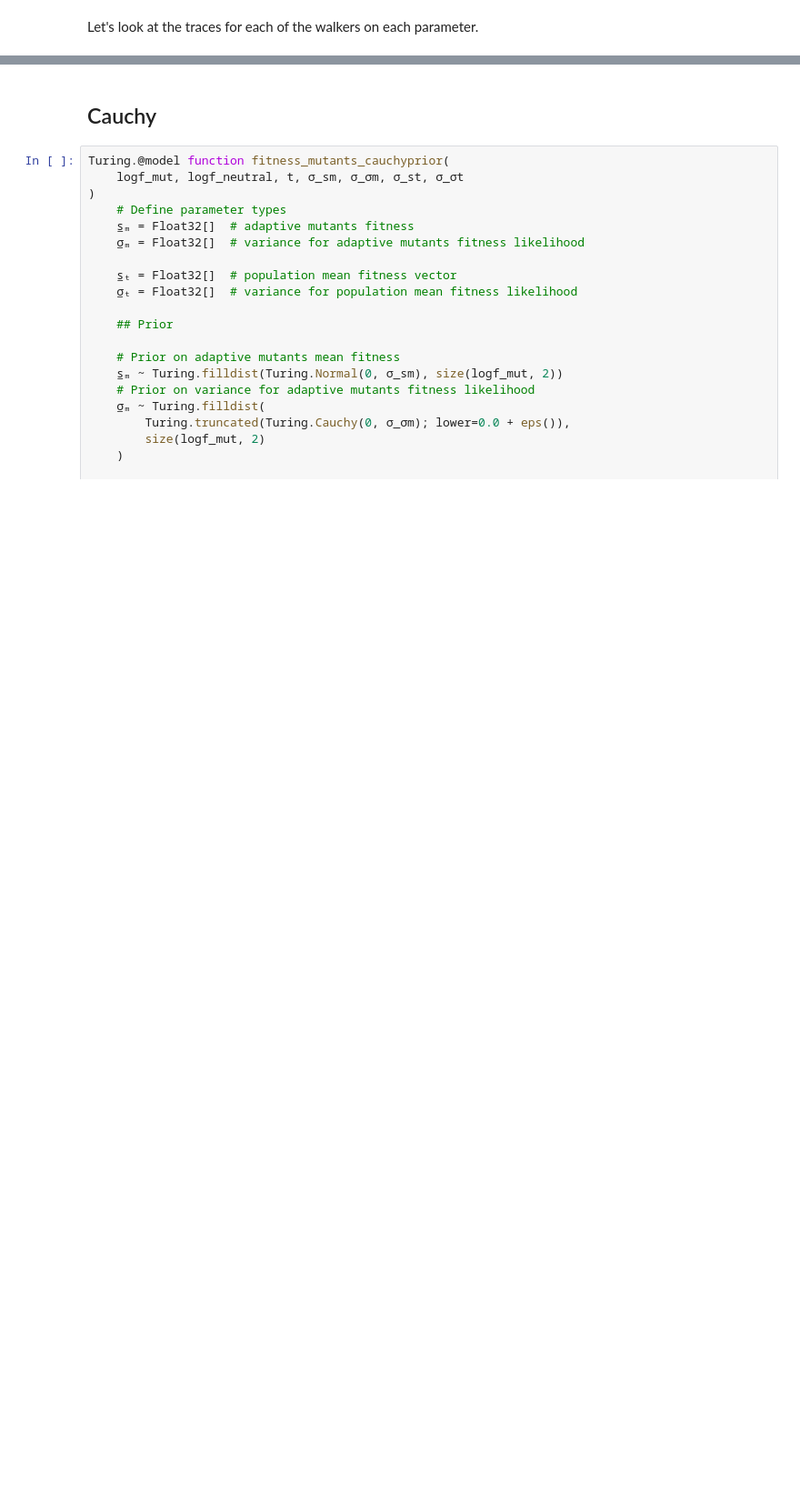
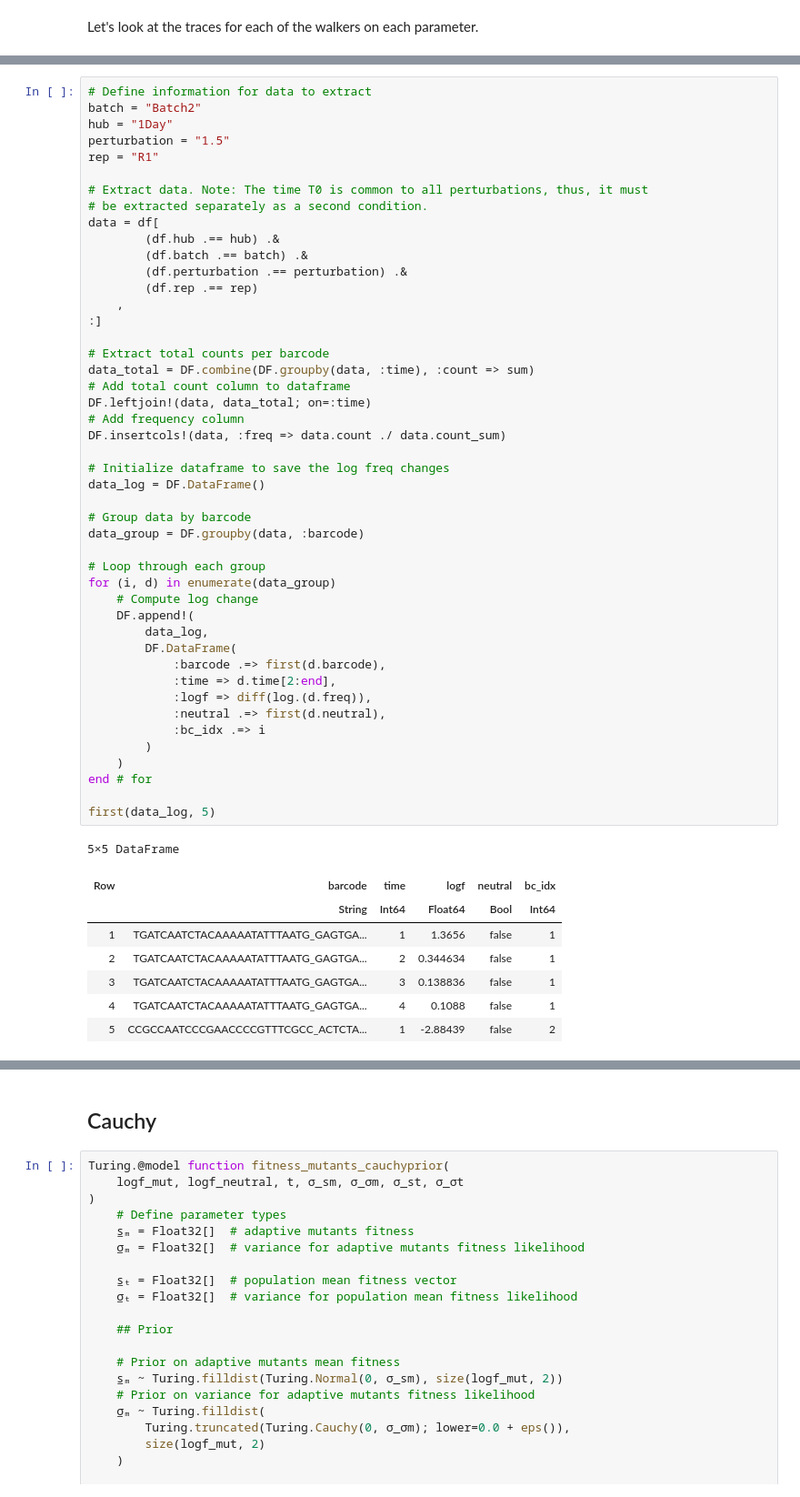
Before and after one commit to mrazomej/bayesian_fitness, a Jupyter notebook: code/exploratory/bayesian_mutant_fitness.ipynb, the cells around one changed output, grey strips where cells are left out. Shown at 91% size. Cells and saved outputs as stored; diff of their text form; blank space fills up the shorter version.

```diff
--- a/code/exploratory/bayesian_mutant_fitness.ipynb
+++ b/code/exploratory/bayesian_mutant_fitness.ipynb
@@ -310,0 +376,55 @@ fig
+# %%
+# Define information for data to extract
+batch = "Batch2"
+hub = "1Day"
+perturbation = "1.5"
+rep = "R1"
+
+# Extract data. Note: The time T0 is common to all perturbations, thus, it must
+# be extracted separately as a second condition.
+data = df[
+        (df.hub .== hub) .&
+        (df.batch .== batch) .&
+        (df.perturbation .== perturbation) .&
+        (df.rep .== rep)
+    ,
+:]
+
+# Extract total counts per barcode
+data_total = DF.combine(DF.groupby(data, :time), :count => sum)
+# Add total count column to dataframe
+DF.leftjoin!(data, data_total; on=:time)
+# Add frequency column
+DF.insertcols!(data, :freq => data.count ./ data.count_sum)
+
+# Initialize dataframe to save the log freq changes
+data_log = DF.DataFrame()
+
+# Group data by barcode
+data_group = DF.groupby(data, :barcode)
+
+# Loop through each group
+for (i, d) in enumerate(data_group)
+    # Compute log change
+    DF.append!(
+        data_log,
+        DF.DataFrame(
+            :barcode .=> first(d.barcode),
+            :time => d.time[2:end],
+            :logf => diff(log.(d.freq)),
+            :neutral .=> first(d.neutral),
+            :bc_idx .=> i
+        )
+    )
+end # for
+
+first(data_log, 5)
+# %% [output]
+5×5 DataFrame
+| Row | barcode | time | logf | neutral | bc_idx |
+|  | String | Int64 | Float64 | Bool | Int64 |
+| 1 | TGATCAATCTACAAAAATATTTAATG_GAGTGA... | 1 | 1.3656 | false | 1 |
+| 2 | TGATCAATCTACAAAAATATTTAATG_GAGTGA... | 2 | 0.344634 | false | 1 |
+| 3 | TGATCAATCTACAAAAATATTTAATG_GAGTGA... | 3 | 0.138836 | false | 1 |
+| 4 | TGATCAATCTACAAAAATATTTAATG_GAGTGA... | 4 | 0.1088 | false | 1 |
+| 5 | CCGCCAATCCCGAACCCCGTTTCGCC_ACTCTA... | 1 | -2.88439 | false | 2 |
```
Also changed, not shown: parts of 15 cells of this notebook.
